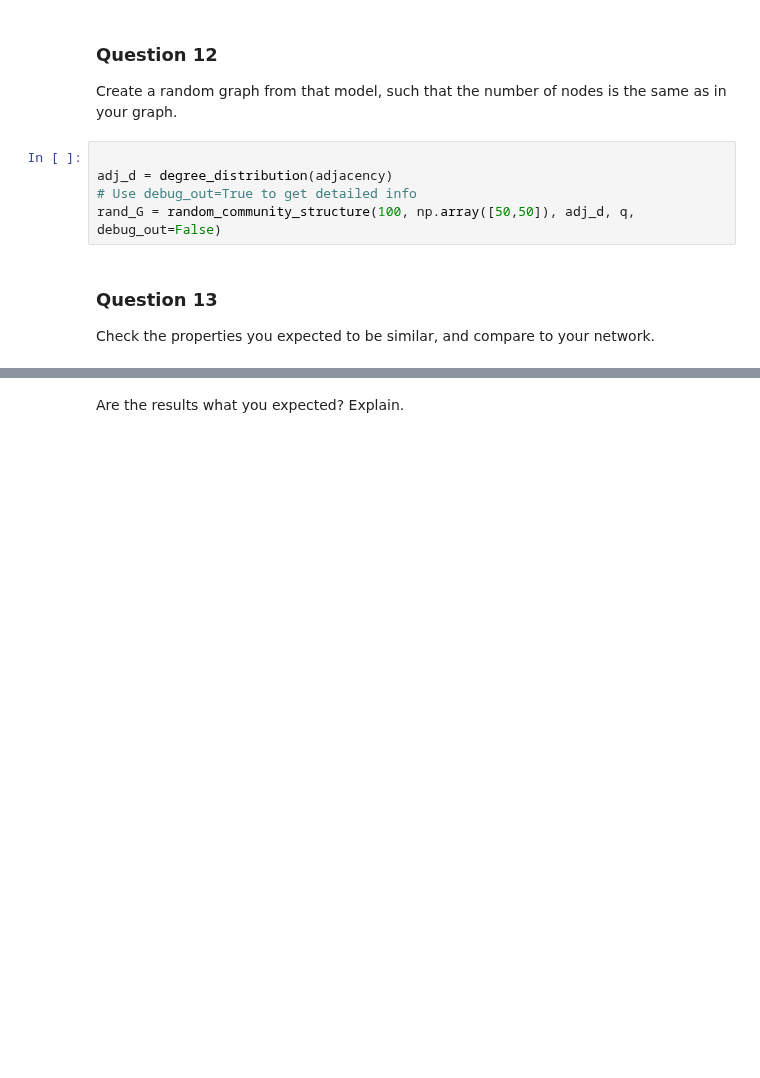
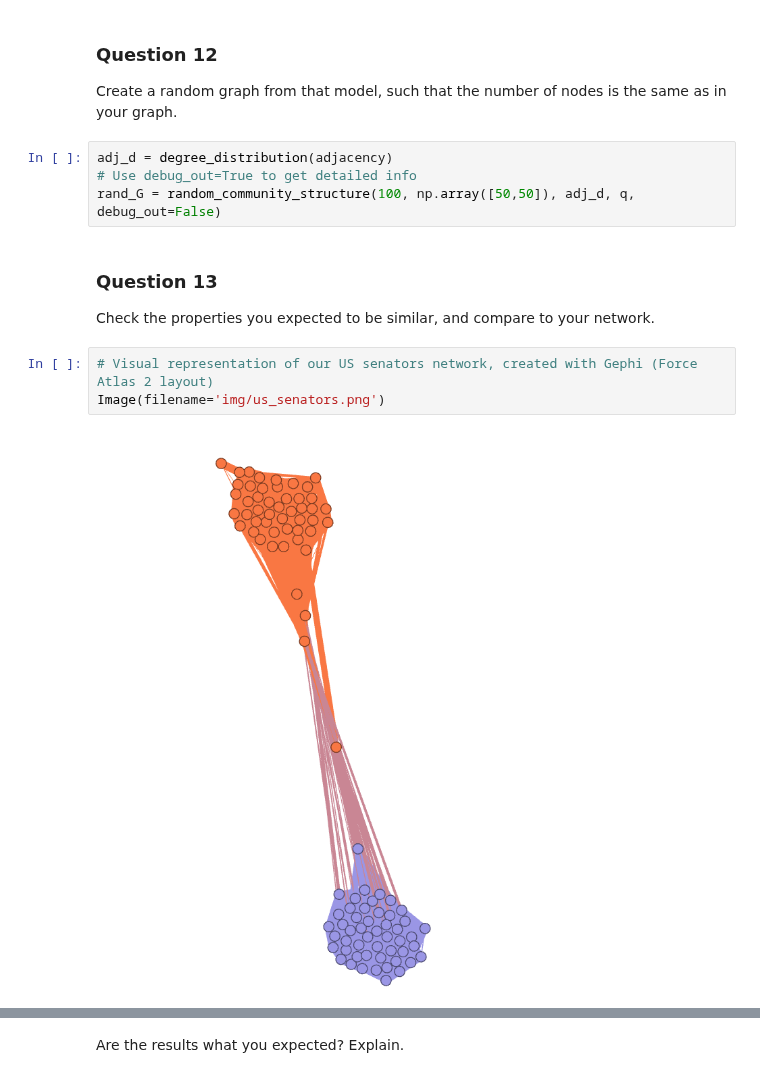
Before and after one commit to AgentAGadge/ntds_2018, a Jupyter notebook: milestones/2_network_models.ipynb, the cells around one changed output, grey strips where cells are left out. Cells and saved outputs as stored; diff of their text form; blank space fills up the shorter version.

```diff
--- a/milestones/2_network_models.ipynb
+++ b/milestones/2_network_models.ipynb
@@ -552,7 +551,6 @@ N.b: To ensure that two nodes are not already connected, instead of writing the
 
 Create a random graph from that model, such that the number of nodes is the same as in your graph.
 # %%
-
 adj_d = degree_distribution(adjacency)
 # Use debug_out=True to get detailed info
 rand_G = random_community_structure(100, np.array([50,50]), adj_d, q, debug_out=False)
@@ -560,3 +558,8 @@ rand_G = random_community_structure(100, np.array([50,50]), adj_d, q, debug_out=
 ### Question 13
 
 Check the properties you expected to be similar, and compare to your network.
+# %%
+# Visual representation of our US senators network, created with Gephi (Force Atlas 2 layout)
+Image(filename='img/us_senators.png')
+# %% [output]
+[figure, added]
```
Also changed, not shown: parts of 12 cells of this notebook, 4 other files.
